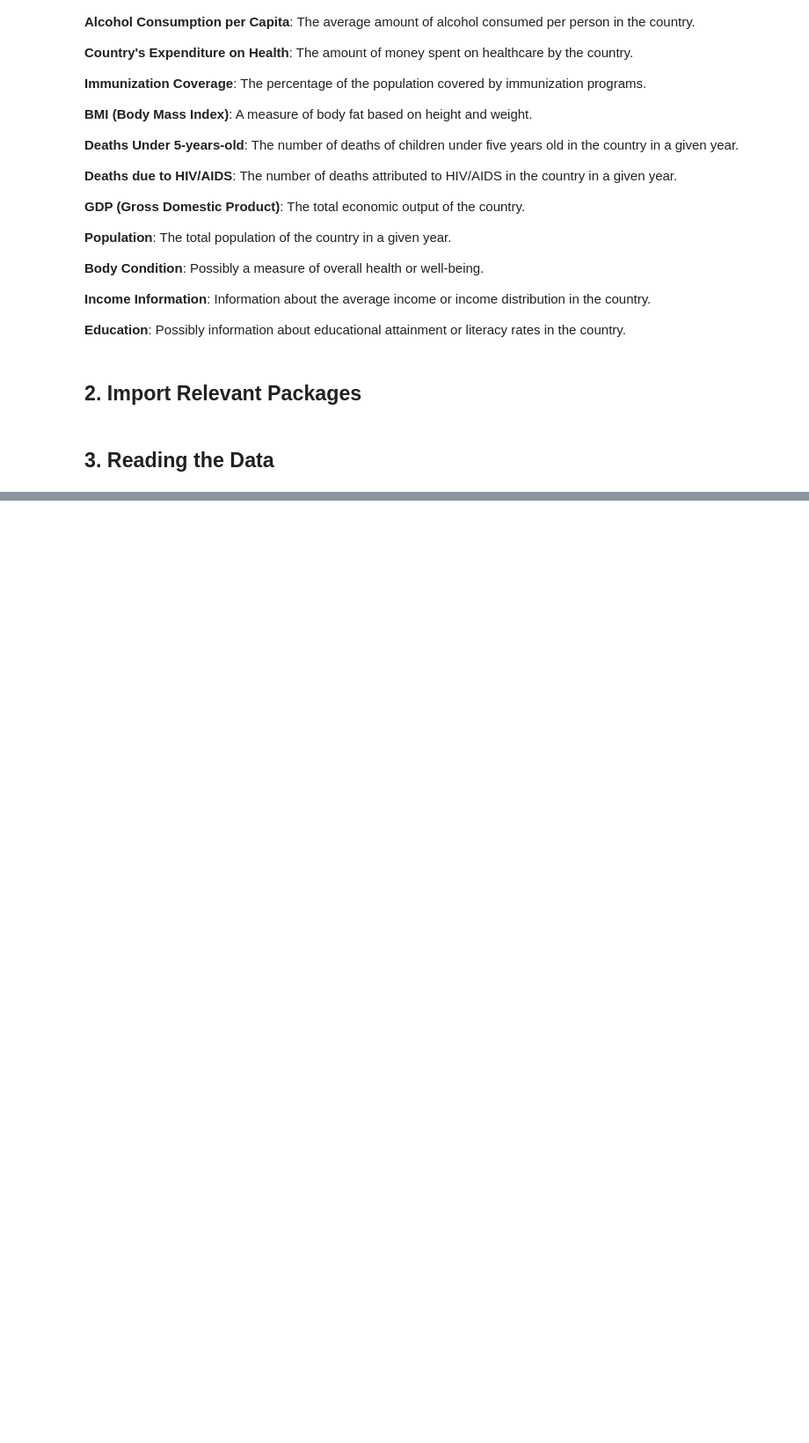
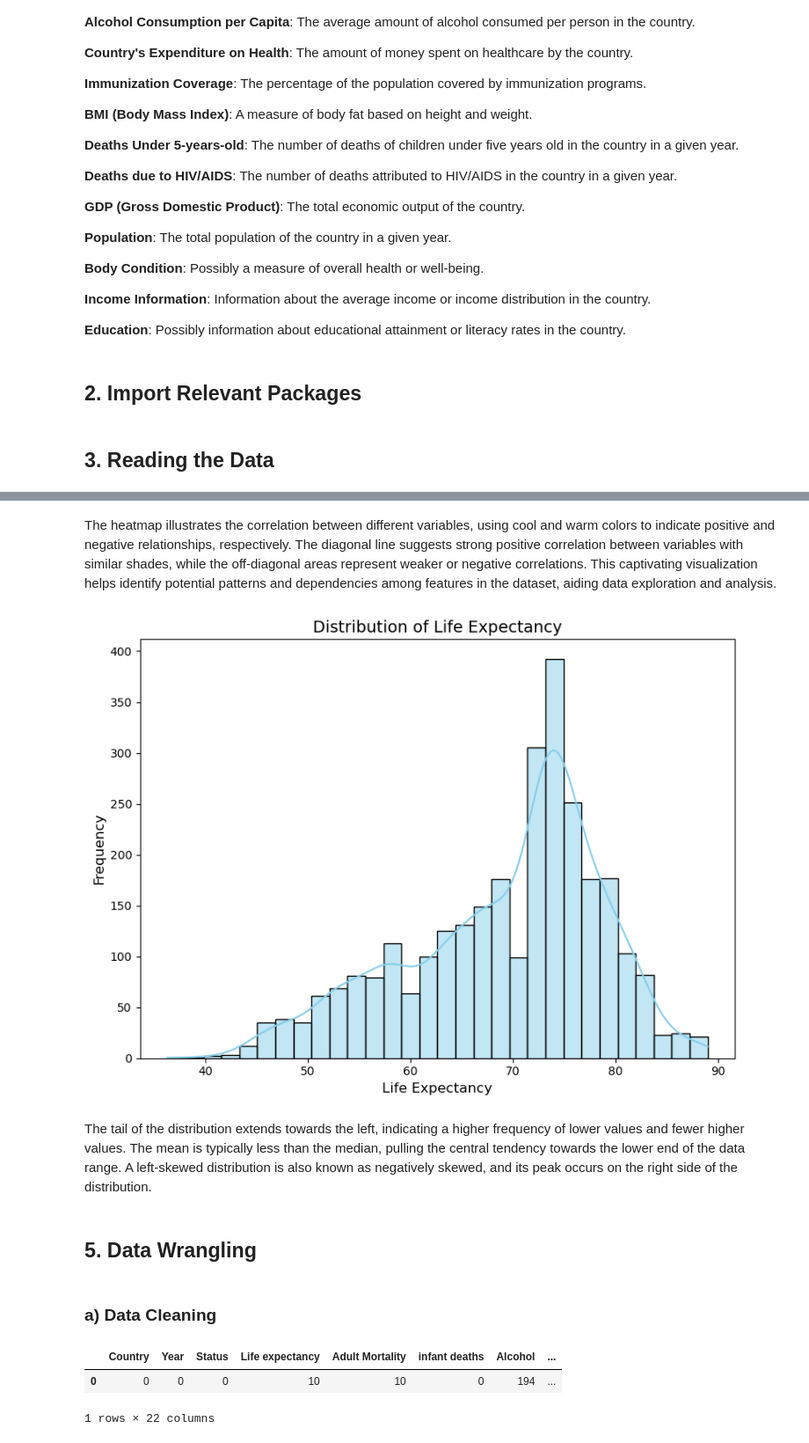
Before and after one commit to Dudimath/HealthMetrics360, a Jupyter notebook: student.ipynb, the cells around one changed output, grey strips where cells are left out. Shown at 88% size. Saved outputs shown, nothing was run; the diff lists cells and outputs as text; code cells hidden in the pictures; blank space fills up the shorter version.

```diff
--- a/student.ipynb
+++ b/student.ipynb
@@ -109,0 +215,37 @@ data = pd.read_csv('Life Expectancy Data.csv')
+# %% [markdown]
+The heatmap illustrates the correlation between different variables, using cool and warm colors to indicate positive and negative relationships, respectively.
+The diagonal line suggests strong positive correlation between variables with similar shades, while the off-diagonal areas represent weaker or negative correlations.
+This captivating visualization helps identify potential patterns and dependencies among features in the dataset, aiding data exploration and analysis.
+# %%
+# Distribution of the target variable
+# Set up the figure size
+plt.figure(figsize=(8, 6))
+
+# Create a distribution plot (histogram) for the 'Life Expectancy' column
+sns.histplot(data['Life expectancy '], kde=True, color='skyblue')
+
+# Add labels and title
+plt.xlabel('Life Expectancy', fontsize=12)
+plt.ylabel('Frequency', fontsize=12)
+plt.title('Distribution of Life Expectancy', fontsize=14)
+
+# Show the plot
+plt.tight_layout()
+plt.show()
+# %% [output]
+[figure, added]
+# %% [markdown]
+The tail of the distribution extends towards the left, indicating a higher frequency of lower values and fewer higher values.
+The mean is typically less than the median, pulling the central tendency towards the lower end of the data range.
+A left-skewed distribution is also known as negatively skewed, and its peak occurs on the right side of the distribution.
+# %% [markdown]
+## 5. Data Wrangling
+# %% [markdown]
+### a) Data Cleaning
+# %%
+# Check for null values
+pd.DataFrame(data.isna().sum()).T
+# %% [output]
+|  | Country | Year | Status | Life expectancy | Adult Mortality | infant deaths | Alcohol | ... |
+| 0 | 0 | 0 | 0 | 10 | 10 | 0 | 194 | ... |
+1 rows × 22 columns
```
Also changed, not shown: parts of 27 cells of this notebook.
